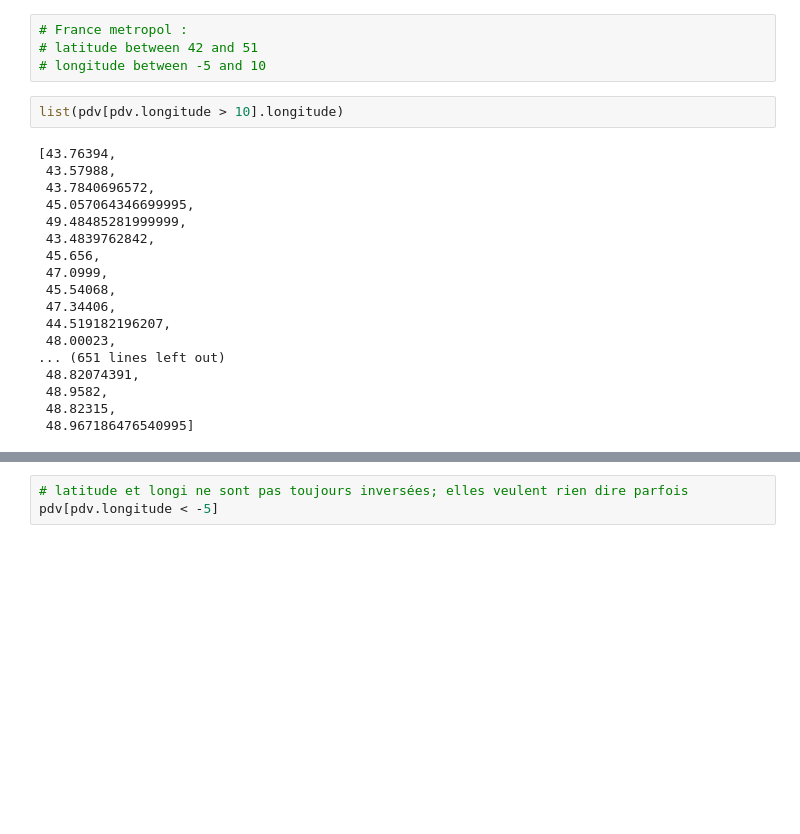
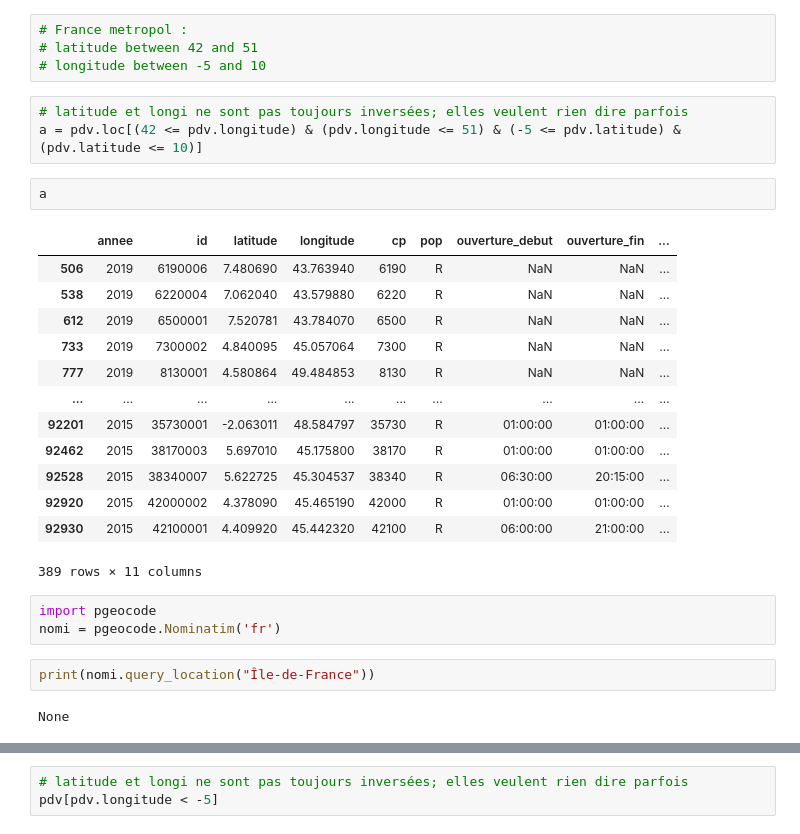
Before and after one commit to Houcine0112/school-eda-serviceStations, a Jupyter notebook: 02 clean_data.ipynb, the cells around one changed output, grey strips where cells are left out. Drawn from its saved outputs; the diff is of its cells as text; blank space fills up the shorter version.

Commit message:
adding lati and longi cheking with geopy

```diff
--- a/02 clean_data.ipynb
+++ b/02 clean_data.ipynb
@@ -106,23 +57,29 @@ pdv
 # France metropol :
 # latitude between 42 and 51
 # longitude between -5 and 10
-# %%
-list(pdv[pdv.longitude > 10].longitude)
-# %% [output]
-[43.76394,
- 43.57988,
- 43.7840696572,
- 45.057064346699995,
- 49.48485281999999,
- 43.4839762842,
- 45.656,
- 47.0999,
- 45.54068,
- 47.34406,
- 44.519182196207,
- 48.00023,
-... (651 lines left out)
- 48.82074391,
- 48.9582,
- 48.82315,
- 48.967186476540995]
+# %%
+# latitude et longi ne sont pas toujours inversées; elles veulent rien dire parfois
+a = pdv.loc[(42 <= pdv.longitude) & (pdv.longitude <= 51) & (-5 <= pdv.latitude) & (pdv.latitude <= 10)]
+# %%
+a
+# %% [output]
+|  | annee | id | latitude | longitude | cp | pop | ouverture_debut | ouverture_fin | ... |
+| 506 | 2019 | 6190006 | 7.480690 | 43.763940 | 6190 | R | NaN | NaN | ... |
+| 538 | 2019 | 6220004 | 7.062040 | 43.579880 | 6220 | R | NaN | NaN | ... |
+| 612 | 2019 | 6500001 | 7.520781 | 43.784070 | 6500 | R | NaN | NaN | ... |
+| 733 | 2019 | 7300002 | 4.840095 | 45.057064 | 7300 | R | NaN | NaN | ... |
+| 777 | 2019 | 8130001 | 4.580864 | 49.484853 | 8130 | R | NaN | NaN | ... |
+| ... | ... | ... | ... | ... | ... | ... | ... | ... | ... |
+| 92201 | 2015 | 35730001 | -2.063011 | 48.584797 | 35730 | R | 01:00:00 | 01:00:00 | ... |
+| 92462 | 2015 | 38170003 | 5.697010 | 45.175800 | 38170 | R | 01:00:00 | 01:00:00 | ... |
+| 92528 | 2015 | 38340007 | 5.622725 | 45.304537 | 38340 | R | 06:30:00 | 20:15:00 | ... |
+| 92920 | 2015 | 42000002 | 4.378090 | 45.465190 | 42000 | R | 01:00:00 | 01:00:00 | ... |
+| 92930 | 2015 | 42100001 | 4.409920 | 45.442320 | 42100 | R | 06:00:00 | 21:00:00 | ... |
+389 rows × 11 columns
+# %%
+import pgeocode
+nomi = pgeocode.Nominatim('fr')
+# %%
+print(nomi.query_location("Île-de-France"))
+# %% [output]
+None
```
Also changed, not shown: parts of 14 cells of this notebook.
